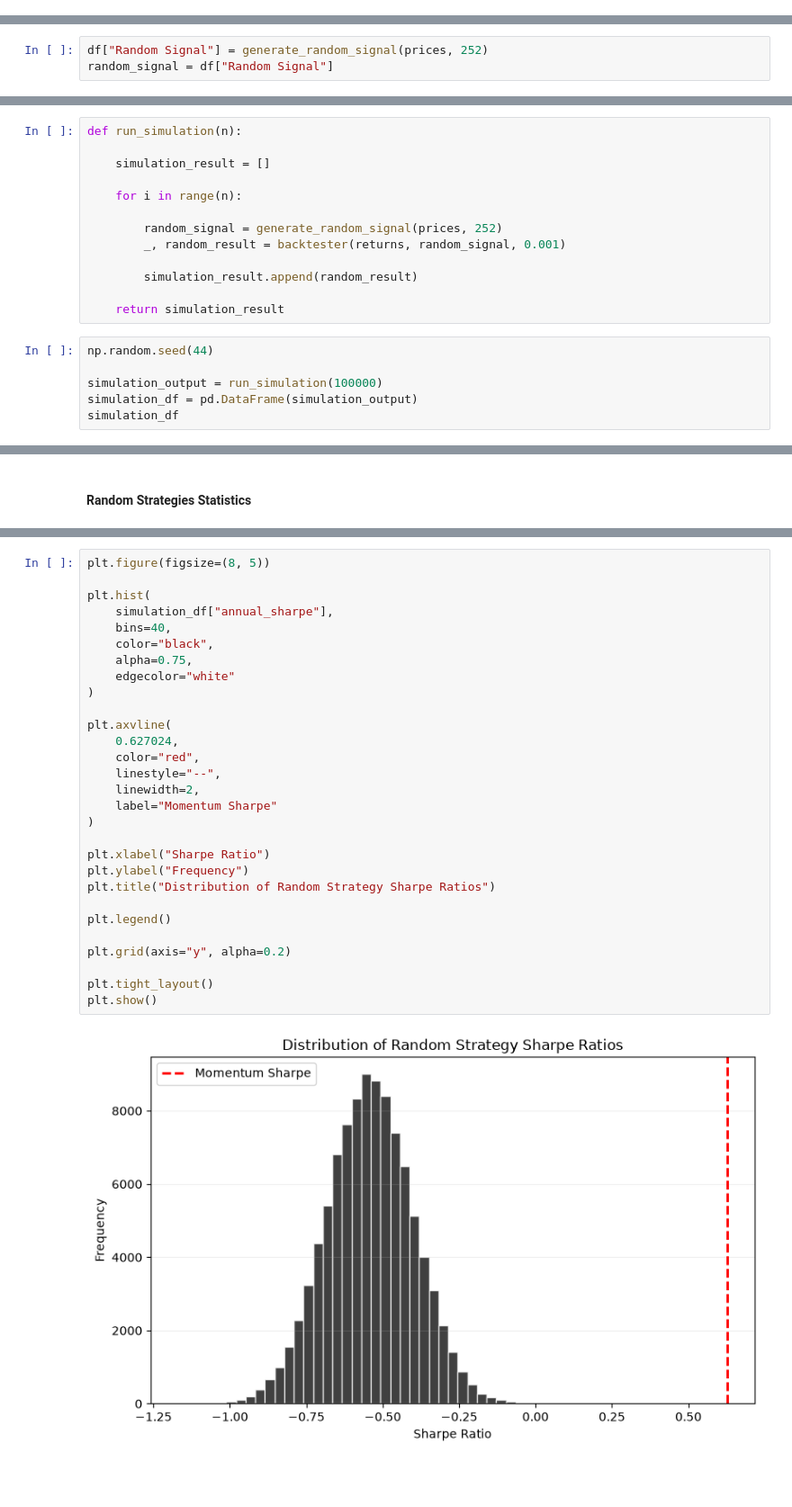
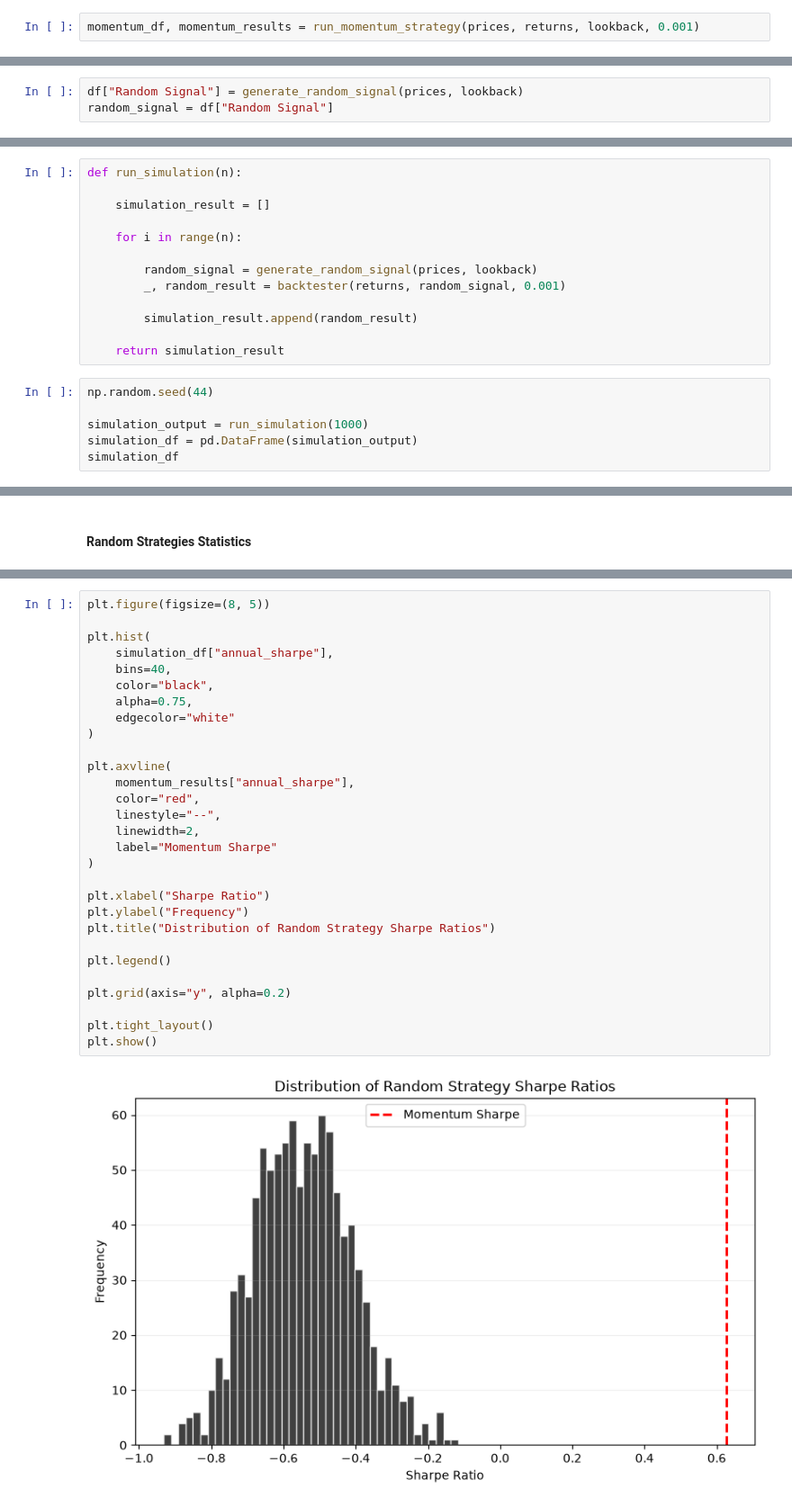
Before and after one commit to adeeb-sarfraz/Momentum-Strategy-Evaluation, a Jupyter notebook: notebooks/random_benchmarks/3.0_random_benchmark.ipynb, the cells around one changed output, grey strips where cells are left out. Shown at 90% size. Saved outputs shown, nothing was run; the diff lists cells and outputs as text; blank space fills up the shorter version.

Commit message:
Random Strategies
Completion of the various random strategies used as benchmarks.

```diff
--- a/notebooks/random_benchmarks/3.0_random_benchmark.ipynb
+++ b/notebooks/random_benchmarks/3.0_random_benchmark.ipynb
@@ -17,3 +18,5 @@ returns = calculate_return(prices)
+# %%
+momentum_df, momentum_results = run_momentum_strategy(prices, returns, lookback, 0.001)
 # %% [markdown]
 #### Elementary Random Benchmark
 # %%
@@ -27,7 +30,7 @@ def generate_random_signal(prices, lookback):
 
     return random_signal
 # %%
-df["Random Signal"] = generate_random_signal(prices, 252)
+df["Random Signal"] = generate_random_signal(prices, lookback)
 random_signal = df["Random Signal"]
 # %%
 random_df, random_result = backtester(returns, random_signal, 0.001)
@@ -39,7 +52,7 @@ def run_simulation(n):
 
     for i in range(n):
 
-        random_signal = generate_random_signal(prices, 252)
+        random_signal = generate_random_signal(prices, lookback)
         _, random_result = backtester(returns, random_signal, 0.001)
 
         simulation_result.append(random_result)
@@ -48,7 +61,7 @@ def run_simulation(n):
 # %%
 np.random.seed(44)
 
-simulation_output = run_simulation(100000)
+simulation_output = run_simulation(1000)
 simulation_df = pd.DataFrame(simulation_output)
 simulation_df
 # %% [output]
@@ -82,31 +105,31 @@ Average Time Invested: 0.5000
 # %%
 plt.figure(figsize=(8, 5))
 
 plt.hist(
     simulation_df["annual_sharpe"],
     bins=40,
     color="black",
     alpha=0.75,
     edgecolor="white"
 )
 
 plt.axvline(
-    0.627024,
+    momentum_results["annual_sharpe"],
     color="red",
     linestyle="--",
     linewidth=2,
     label="Momentum Sharpe"
 )
 
 plt.xlabel("Sharpe Ratio")
 plt.ylabel("Frequency")
 plt.title("Distribution of Random Strategy Sharpe Ratios")
 
 plt.legend()
 
 plt.grid(axis="y", alpha=0.2)
 
 plt.tight_layout()
 plt.show()
 # %% [output]
-[figure, old version]
+[figure, new version]
```
Also changed, not shown: parts of 6 cells of this notebook, 10 other files.
